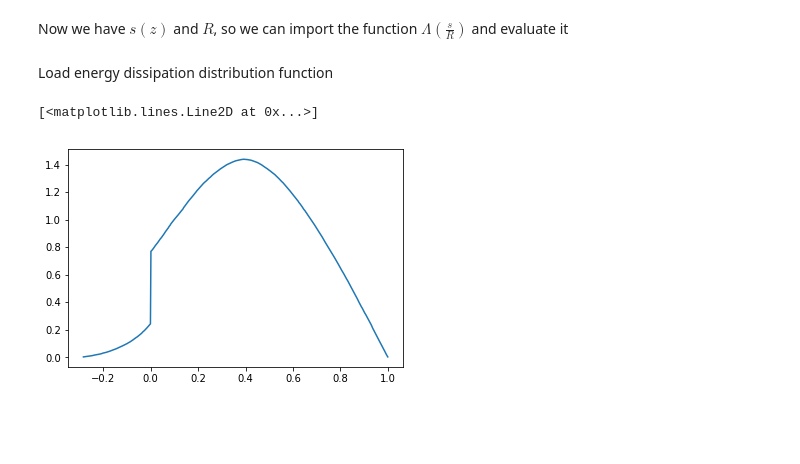
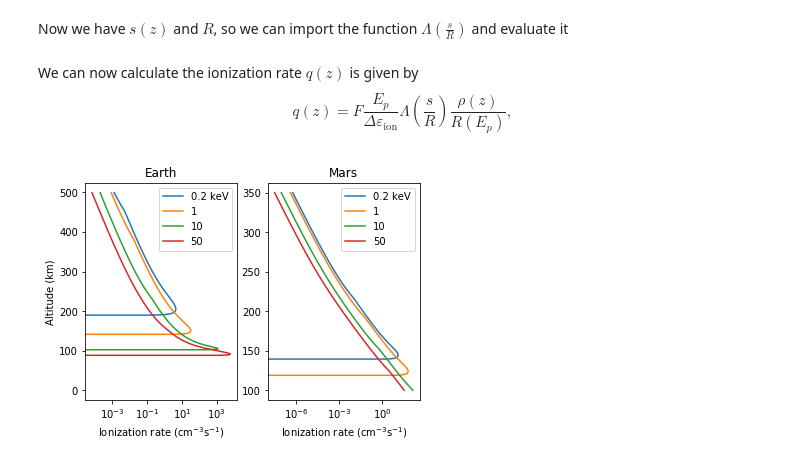
Before and after one commit to konradSteinvall/ASP_project, a Jupyter notebook: project.ipynb, the cells around one changed output. Drawn from its saved outputs; the diff is of its cells as text; code cells hidden in the pictures; blank space fills up the shorter version.

```diff
--- a/project.ipynb
+++ b/project.ipynb
@@ -181,11 +190,2 @@ plt.semilogx(s_Mars,z)
 # %% [markdown]
 Now we have $s(z)$ and $R$, so we can import the function $\Lambda\left(\frac{s}{R}\right)$ and evaluate it
-# %% [markdown]
-Load energy dissipation distribution function
-# %%
-uniSr,uniLambda=np.genfromtxt("Energy_deposition_unidirectional.txt", unpack=True)
-# Plot to confirm that it works.
-plt.plot(uniSr,uniLambda)
-# %% [output]
-[<matplotlib.lines.Line2D at 0x...>]
-[figure, removed]
@@ -191,0 +224,27 @@ plt.plot(uniSr,uniLambda)
+# %% [markdown]
+We can now calculate the ionization rate $q(z)$ is given by
+\begin{equation}
+q(z) = F\frac{E_p}{\Delta\varepsilon_{\text{ion}}}\Lambda\left(\frac{s}{R}\right)\frac{\rho(z)}{R(E_p)},
+\end{equation}
+# %%
+F = 10**8 #electrons per (second and cm^2)
+deps = 35.0*10**-3 #keV
+
+q_Earth = F*E[np.newaxis,:]*lambda_Earth*rho_Earth[:,np.newaxis]/R[np.newaxis,:]
+q_Mars = F*E[np.newaxis,:]*lambda_Mars*rho_Mars[:,np.newaxis]/R[np.newaxis,:]
+
+plt.subplot(121)
+plt.semilogx(q_Earth,e_height)
+plt.xlabel('Ionization rate (cm$^{-3}$s$^{-1}$)')
+plt.ylabel('Altitude (km)')
+plt.legend(['0.2 keV','1','10','50'])
+plt.title('Earth')
+plt.subplot(122)
+plt.semilogx(q_Mars,z)
+plt.xlabel('Ionization rate (cm$^{-3}$s$^{-1}$)')
+plt.legend(['0.2 keV','1','10','50'])
+plt.title('Mars')
+#Try to save plot
+plt.savefig('ionization_rates.pdf')
+# %% [output]
+[figure, added]
```
Also changed, not shown: parts of 11 cells of this notebook, 1 other file.
